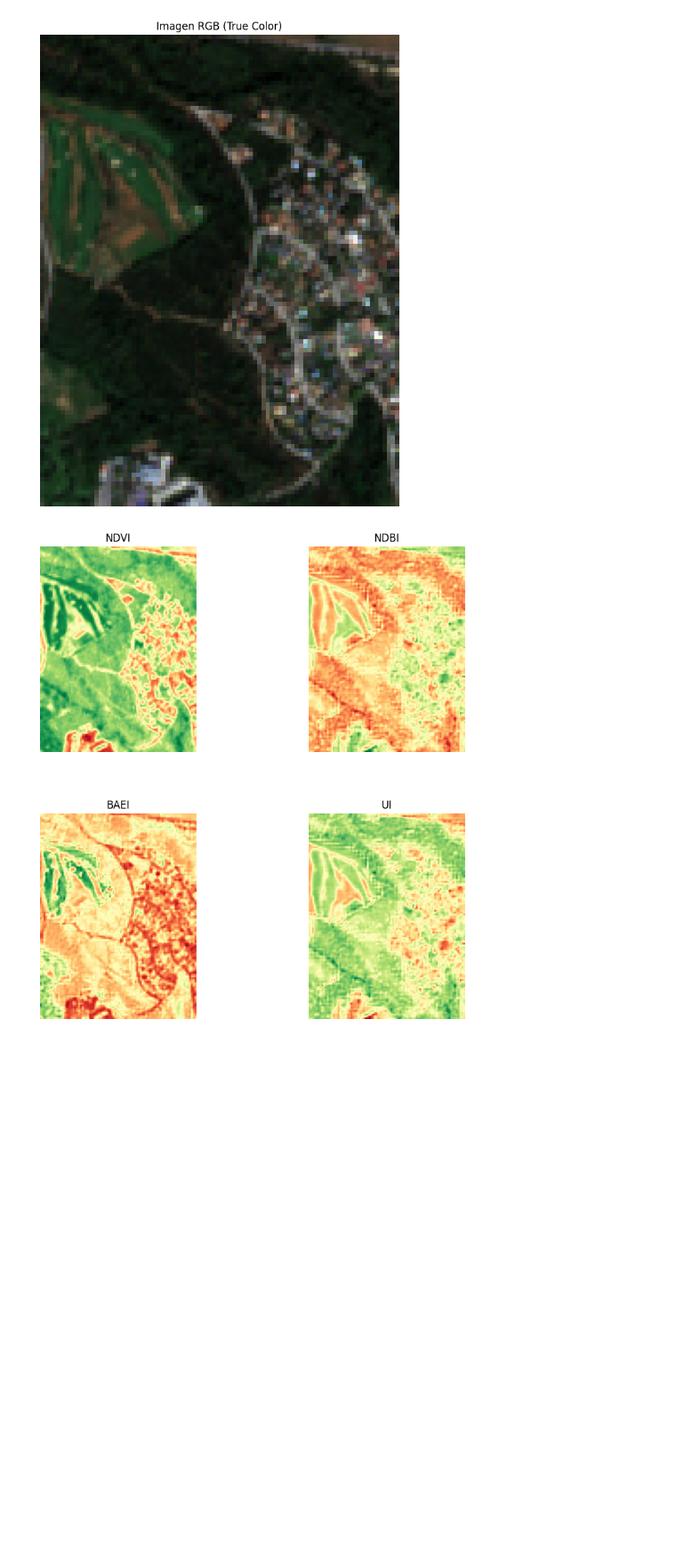
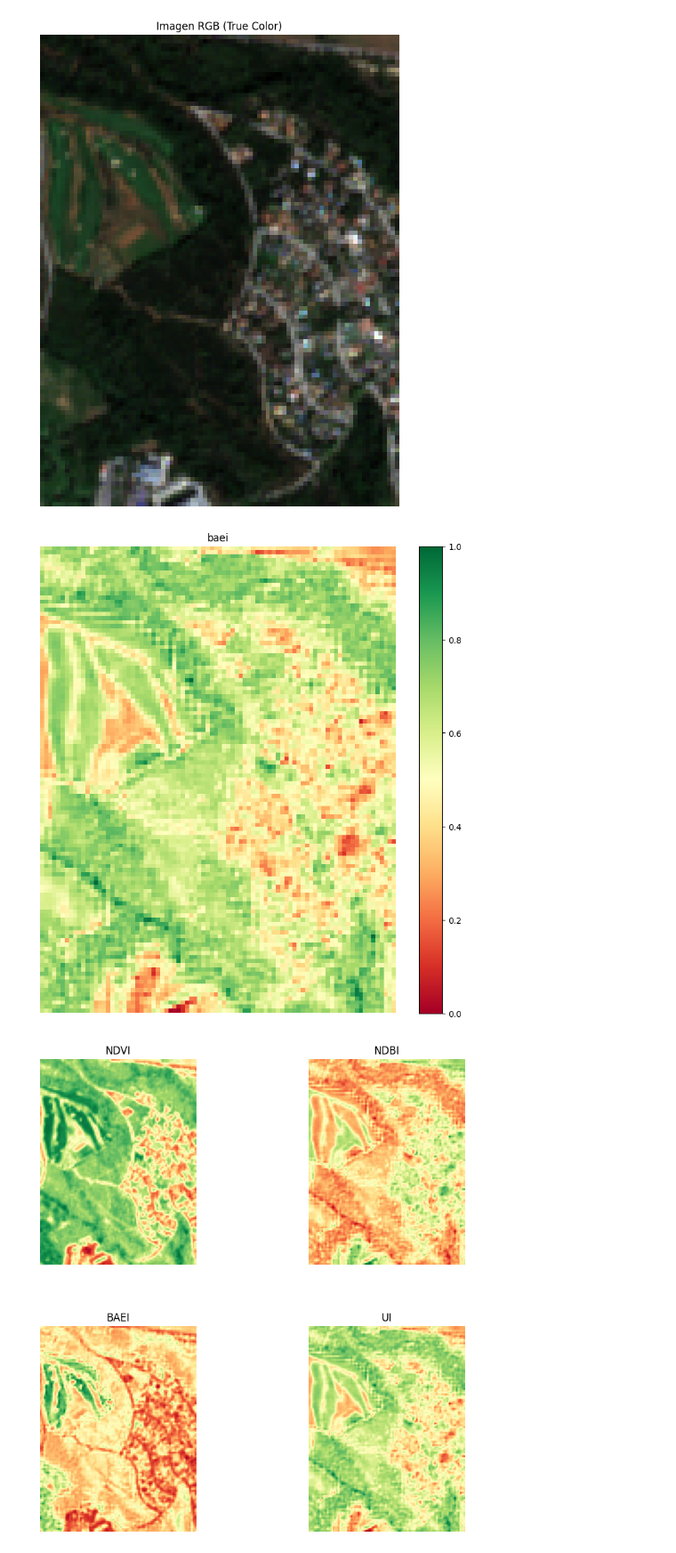
Before and after one commit to Miquel44/CASSINNI, a Jupyter notebook: Untitled2.ipynb, the cells around one changed output. Shown at 89% size. Saved outputs shown, nothing was run; the diff lists cells and outputs as text; code cells hidden in the pictures; blank space fills up the shorter version.

```diff
--- a/Untitled2.ipynb
+++ b/Untitled2.ipynb
@@ -65,6 +65,21 @@ plt.show()
 plt.imsave("imagen_rgb.tiff", rgb_image)
 # %% [output]
 [figure]
+# %%
+norm_ndvi = normalize(ndvi)
+norm_ndbi = normalize(ndbi)
+norm_ui = normalize(ui)
+norm_baei = normalize(baei)
+# %%
+# Visualizar la imagen RGB
+plt.figure(figsize=(10, 10))
+plt.imshow(norm_ui, cmap="RdYlGn")
+plt.title("baei")
+plt.axis('off')
+plt.colorbar()
+plt.show()
+# %% [output]
+[figure, added]
 # %%
 fig, axs = plt.subplots(2, 2, figsize=(10, 10))
 
```
Also changed, not shown: parts of 4 cells of this notebook, 1 other file.
